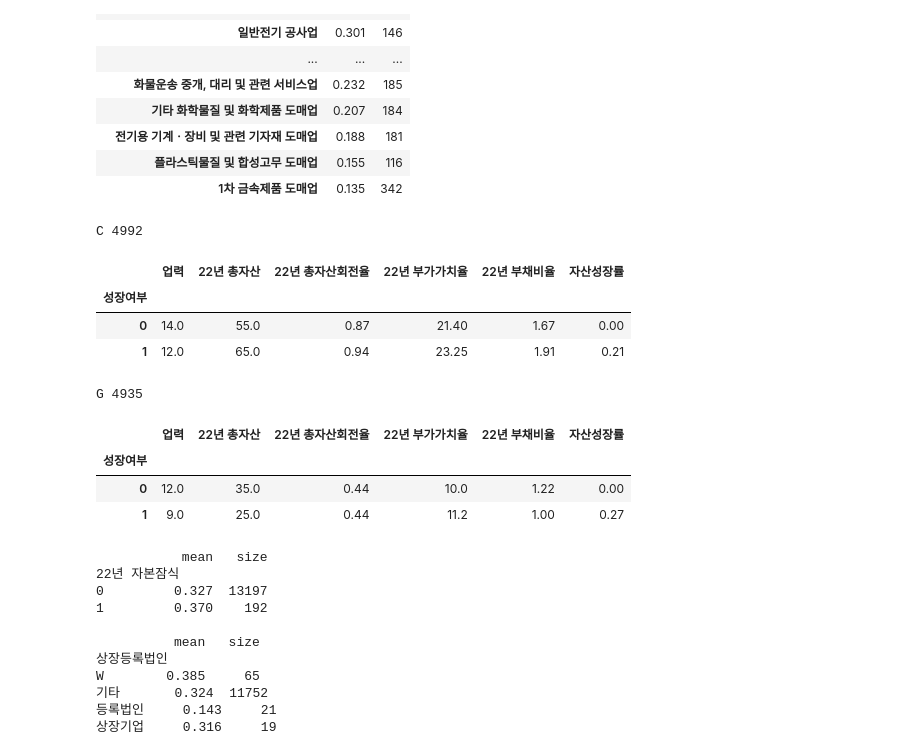
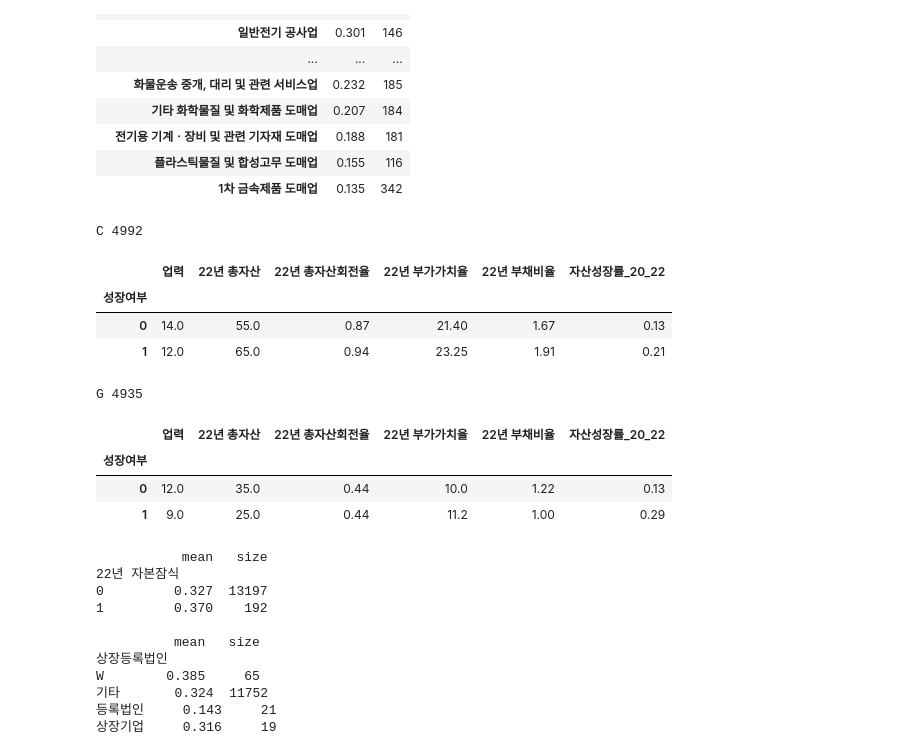
Before and after one commit to JeongHyck06/2026-2_DS_Hackathon, a Jupyter notebook: notebooks/eda.ipynb, the cells around one changed output. Cells and saved outputs as stored; diff of their text form; code cells hidden in the pictures.

```diff
--- a/notebooks/eda.ipynb
+++ b/notebooks/eda.ipynb
@@ -24,17 +27,24 @@ df["성장여부"].value_counts(normalize=True).round(3)
 Name: proportion, dtype: float64
 # %%
 # 규모, 업종, 업력, 지역별 성장 비율
+# 업력구간은 다음 전처리 이슈에서 clean.csv로 옮길 예정
 df["업력구간"] = pd.cut(df["업력"], bins=[-1, 5, 10, 20, 100], labels=["5년 이하", "6~10년", "11~20년", "20년 초과"])
+df["기업규모"] = pd.Categorical(df["기업규모"], categories=["소기업", "중기업", "중견기업", "대기업", "한시성중소기업"])
+
 groups = ["기업규모", "업종대분류", "업력구간", "시도"]
+ordered = ["기업규모", "업력구간"]   # 순서가 있는 그룹은 비율순으로 정렬하지 않음
 
 fig, axes = plt.subplots(2, 2, figsize=(13, 8))
 for i in range(4):
     ax = axes.flat[i]
     g = groups[i]
-    cnt = df.groupby(g, observed=True).size()
-    rate = df.groupby(g, observed=True)["성장여부"].mean()
-    rate = rate[cnt >= 30].sort_values(ascending=False)   # 30개 미만 그룹은 제외
-    rate.plot.bar(ax=ax, color="steelblue", rot=0)
+    stat = df.groupby(g, observed=True)["성장여부"].agg(["mean", "size"])
+    stat = stat[stat["size"] >= MIN_GROUP]
+    if g not in ordered:
+        stat = stat.sort_values("mean", ascending=False)
+    stat["mean"].plot.bar(ax=ax, color="steelblue", rot=0)
+    for j in range(len(stat)):
+        ax.text(j, stat["mean"].iloc[j] + 0.005, "n=" + str(stat["size"].iloc[j]), ha="center", fontsize=8)
     ax.axhline(df["성장여부"].mean(), color="gray", linestyle="--")   # 전체 평균
     ax.set_title(g + "별 성장 비율")
     ax.set_xlabel("")
@@ -69,14 +78,14 @@ table.round(2)
 | 자산성장률 | 0.00 | 0.23 | 0.23 |
 | 매출성장률 | 0.33 | 0.07 | -0.26 |
 # %%
-# 분포 비교 (상하위 2%는 잘라서 그림)
+# 분포 비교 (상하위 CLIP 비율은 잘라서 그림)
 cols = ["22년 총자산회전율", "22년 부가가치율", "22년 부채비율", "업력"]
 
 fig, axes = plt.subplots(1, 4, figsize=(15, 4))
 for i in range(4):
     col = cols[i]
     data = df[[col, "성장여부"]].dropna().copy()
-    data[col] = data[col].clip(data[col].quantile(0.02), data[col].quantile(0.98))
+    data[col] = data[col].clip(data[col].quantile(CLIP), data[col].quantile(1 - CLIP))
     sns.boxplot(data=data, x="성장여부", y=col, hue="성장여부", palette=["lightgray", "steelblue"], width=0.5, legend=False, ax=axes[i])
     axes[i].set_xlabel("")
 plt.tight_layout()
@@ -91,14 +100,12 @@ items = ["총자산", "매출액", "총자산회전율", "부채비율"]
 
 fig, axes = plt.subplots(1, 4, figsize=(16, 3.8))
 for i in range(4):
+    cols = [y + "년 " + items[i] for y in years]
     for label in [0, 1]:
         part = df[df["성장여부"] == label]
-        values = []
-        for y in years:
-            values.append(part[y + "년 " + items[i]].median())
         color = "steelblue" if label == 1 else "gray"
         name = "여" if label == 1 else "부"
-        axes[i].plot(years, values, marker="o", color=color, label=name)
+        axes[i].plot(years, part[cols].median().values, marker="o", color=color, label=name)
     axes[i].set_title(items[i] + " 중앙값")
     axes[i].legend()
 plt.tight_layout()
@@ -107,9 +114,12 @@ plt.show()
 # %% [output]
 [figure]
 # %%
-# 지표 간 상관관계 (22년 기준, 스피어만)
+# 지표 간 상관관계 (스피어만)
+# 자산성장률(22년 대비 24년)은 라벨 기간과 겹쳐서 20년 대비 22년 성장률로 대신 봄. 다음 전처리 이슈에서 clean.csv로 옮길 예정
+df["자산성장률_20_22"] = (df["22년 총자산"] - df["20년 총자산"]) / df["20년 총자산"]
+
 corr_cols = ["성장여부", "업력", "수도권", "22년 총자산", "22년 부채비율", "22년 총자산회전율",
-             "22년 부가가치율", "22년 차입금회전율", "자산성장률"]
+             "22년 부가가치율", "22년 차입금회전율", "자산성장률_20_22"]
 corr = df[corr_cols].corr(method="spearman")
 
 plt.figure(figsize=(8, 6.5))
@@ -147,22 +155,22 @@ rate.round(3)
 | 1차 금속제품 도매업 | 0.135 | 342 |
 # %%
 # 같은 업종 안에서 성장 여부별 지표 중앙값. 제조업(C), 도소매업(G)
-cols = ["업력", "22년 총자산", "22년 총자산회전율", "22년 부가가치율", "22년 부채비율", "자산성장률"]
+cols = ["업력", "22년 총자산", "22년 총자산회전율", "22년 부가가치율", "22년 부채비율", "자산성장률_20_22"]
 for code in ["C", "G"]:
     part = df[df["업종대분류"] == code]
     print(code, len(part))
     display(part.groupby("성장여부")[cols].median().round(2))
 # %% [output]
 C 4992
-|  | 업력 | 22년 총자산 | 22년 총자산회전율 | 22년 부가가치율 | 22년 부채비율 | 자산성장률 |
+|  | 업력 | 22년 총자산 | 22년 총자산회전율 | 22년 부가가치율 | 22년 부채비율 | 자산성장률_20_22 |
 | 성장여부 |  |  |  |  |  |  |
-| 0 | 14.0 | 55.0 | 0.87 | 21.40 | 1.67 | 0.00 |
+| 0 | 14.0 | 55.0 | 0.87 | 21.40 | 1.67 | 0.13 |
 | 1 | 12.0 | 65.0 | 0.94 | 23.25 | 1.91 | 0.21 |
 G 4935
-|  | 업력 | 22년 총자산 | 22년 총자산회전율 | 22년 부가가치율 | 22년 부채비율 | 자산성장률 |
+|  | 업력 | 22년 총자산 | 22년 총자산회전율 | 22년 부가가치율 | 22년 부채비율 | 자산성장률_20_22 |
 | 성장여부 |  |  |  |  |  |  |
-| 0 | 12.0 | 35.0 | 0.44 | 10.0 | 1.22 | 0.00 |
-| 1 | 9.0 | 25.0 | 0.44 | 11.2 | 1.00 | 0.27 |
+| 0 | 12.0 | 35.0 | 0.44 | 10.0 | 1.22 | 0.13 |
+| 1 | 9.0 | 25.0 | 0.44 | 11.2 | 1.00 | 0.29 |
 # %%
 # 자본잠식, 상장 여부와 성장
 print(df.groupby("22년 자본잠식")["성장여부"].agg(["mean", "size"]).round(3))
```
Also changed, not shown: parts of 5 cells of this notebook.
